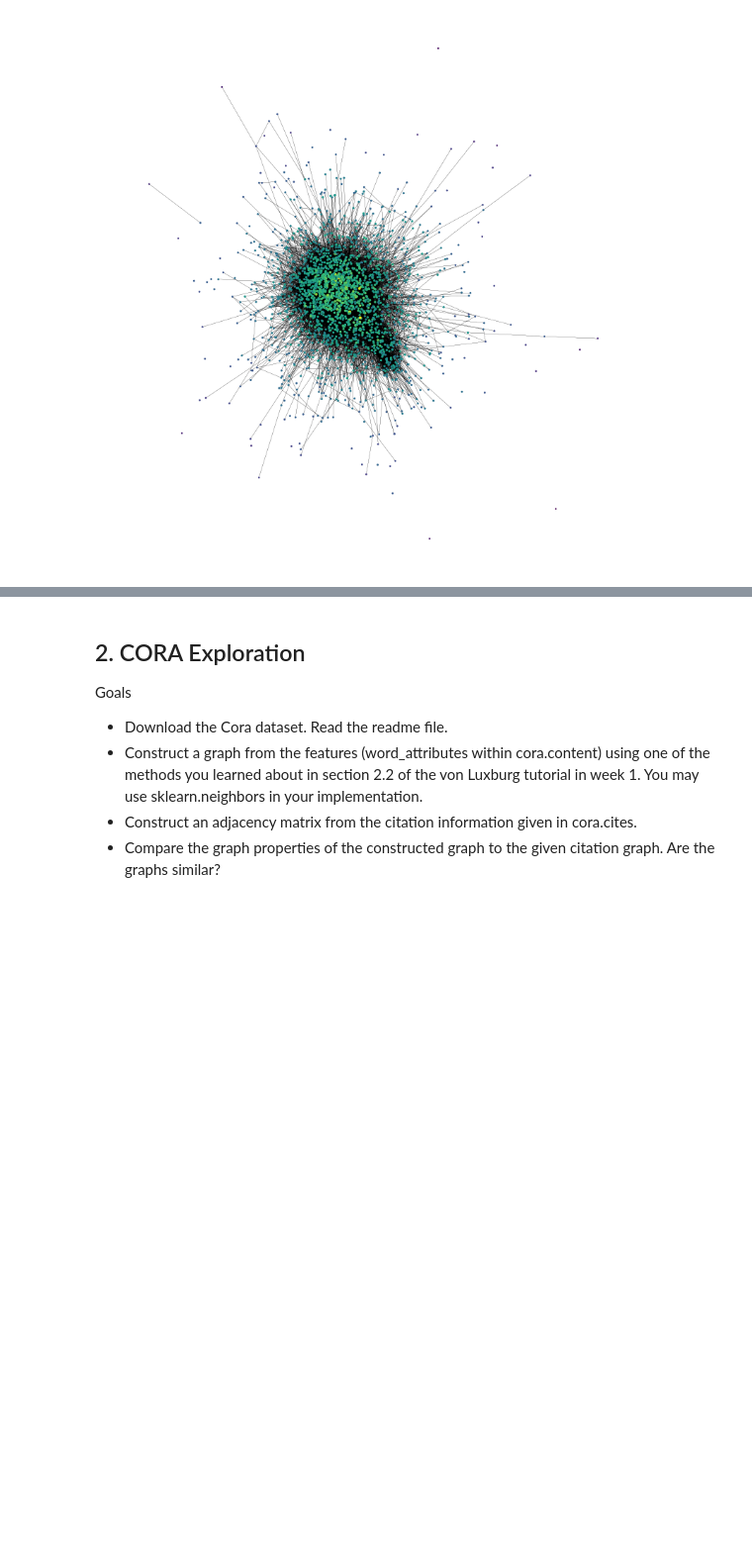
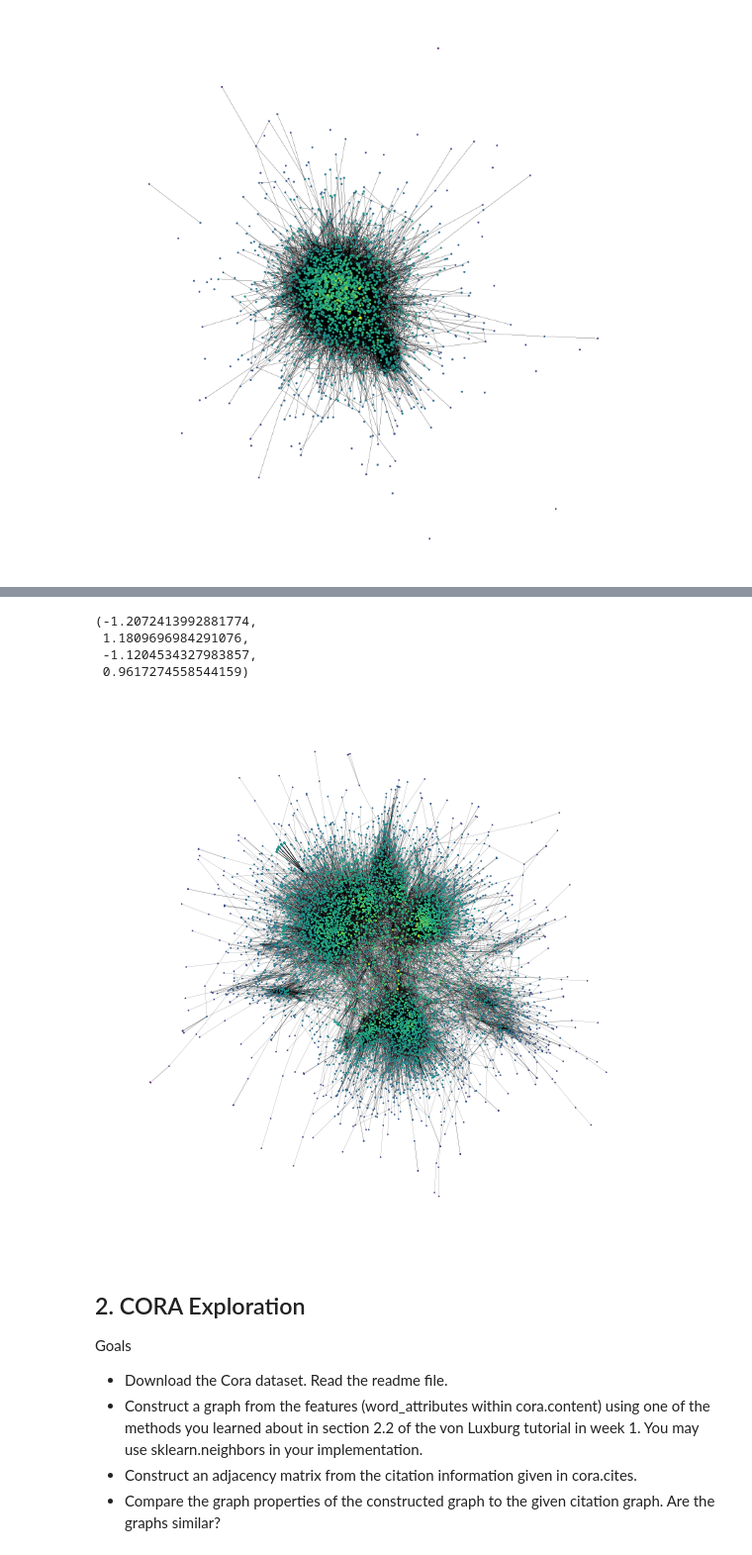
Before and after one commit to Barry0121/graph-neural-net-benchmark, a Jupyter notebook: notebooks/graph-base-data.ipynb, the cells around one changed output, grey strips where cells are left out. Shown: that part at 99% size. Cells and saved outputs as stored; diff of their text form; code cells hidden in the pictures; blank space fills up the shorter version.

```diff
--- a/notebooks/graph-base-data.ipynb
+++ b/notebooks/graph-base-data.ipynb
@@ -155,3 +216,27 @@ plt.axis('off')
+# %%
+# create graph visualization (centrality plot)
+pos = nx.spring_layout(lastfm_asia)
+close_cent = nx.closeness_centrality(lastfm_asia)
+
+# create graph visualization part 2
+node_color = [10000.0 * close_cent[v] for v in lastfm_asia.nodes]
+node_size =  [close_cent[node]**2 * 20 for node in lastfm_asia.nodes]
+
+figure = plt.figure(figsize=(10,10))
+nx.draw_networkx(lastfm_asia,
+                    pos=pos,
+                    with_labels=False,
+                    node_color=node_color,
+                    node_size=node_size,
+                    width=0.1)
+figure.set_facecolor('white')
+plt.axis('off')
+# %% [output]
+(-1.2072413992881774,
+ 1.1809696984291076,
+ -1.1204534327983857,
+ 0.9617274558544159)
+[figure, added]
 # %% [markdown]
 ## 2. CORA Exploration
 
```
Also changed, not shown: parts of 5 cells of this notebook, 2 other files.
